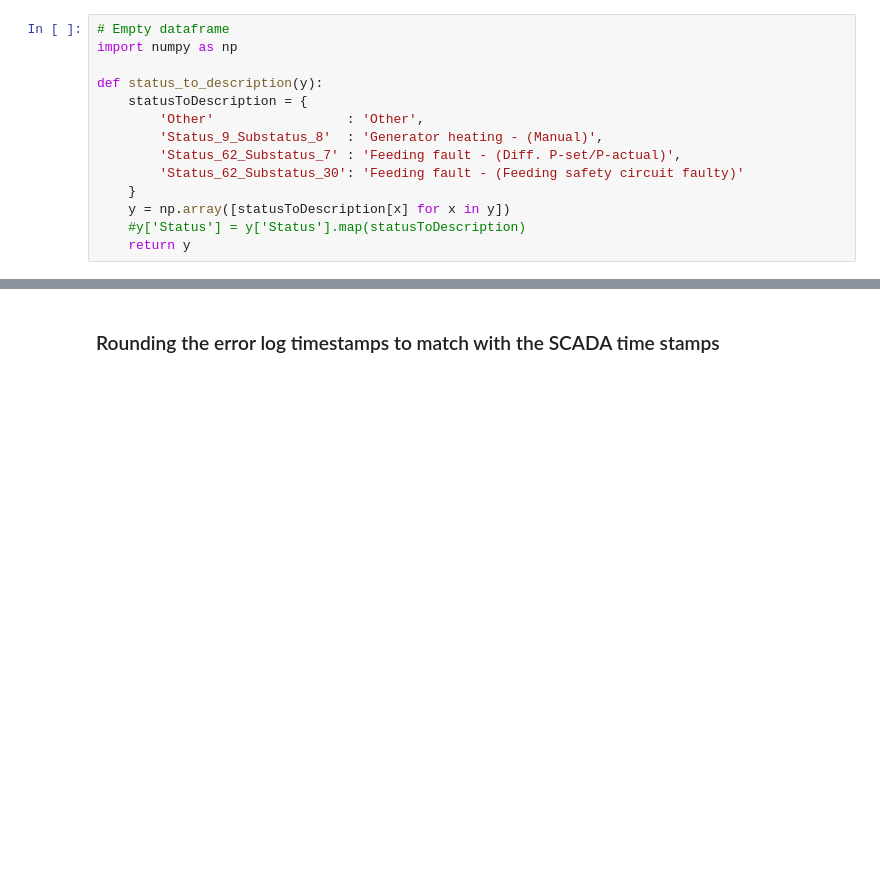
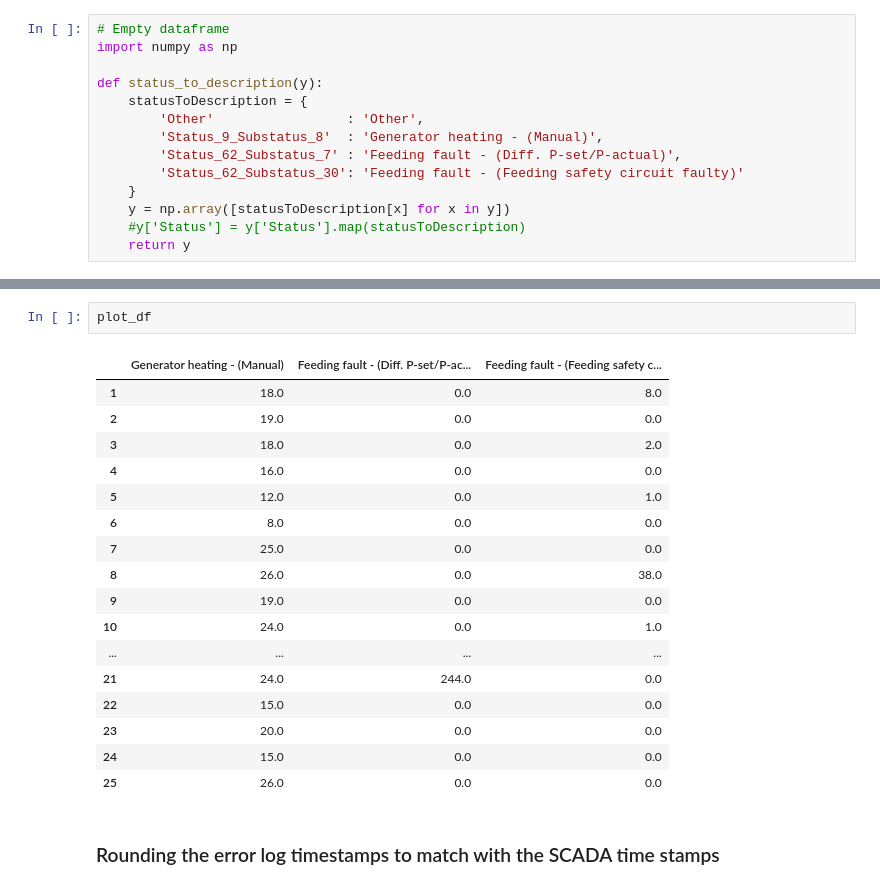
Before and after one commit to StianIsmar/project-thesis, a Jupyter notebook: TE/fill_in_blanks.ipynb, the cells around one changed output, grey strips where cells are left out. Cells and saved outputs as stored; diff of their text form; blank space fills up the shorter version.

```diff
--- a/TE/fill_in_blanks.ipynb
+++ b/TE/fill_in_blanks.ipynb
@@ -492,3 +490,23 @@ fig.savefig('./Data_Plots/errors/alarm_freq.png')
+# %%
+plot_df
+# %% [output]
+|  | Generator heating - (Manual) | Feeding fault - (Diff. P-set/P-ac... | Feeding fault - (Feeding safety c... |
+| 1 | 18.0 | 0.0 | 8.0 |
+| 2 | 19.0 | 0.0 | 0.0 |
+| 3 | 18.0 | 0.0 | 2.0 |
+| 4 | 16.0 | 0.0 | 0.0 |
+| 5 | 12.0 | 0.0 | 1.0 |
+| 6 | 8.0 | 0.0 | 0.0 |
+| 7 | 25.0 | 0.0 | 0.0 |
+| 8 | 26.0 | 0.0 | 38.0 |
+| 9 | 19.0 | 0.0 | 0.0 |
+| 10 | 24.0 | 0.0 | 1.0 |
+| ... | ... | ... | ... |
+| 21 | 24.0 | 244.0 | 0.0 |
+| 22 | 15.0 | 0.0 | 0.0 |
+| 23 | 20.0 | 0.0 | 0.0 |
+| 24 | 15.0 | 0.0 | 0.0 |
+| 25 | 26.0 | 0.0 | 0.0 |
 # %% [markdown]
 ### Rounding the error log timestamps to match with the SCADA time stamps
 # %%
```
Also changed, not shown: parts of 3 cells of this notebook, 30 other files.
